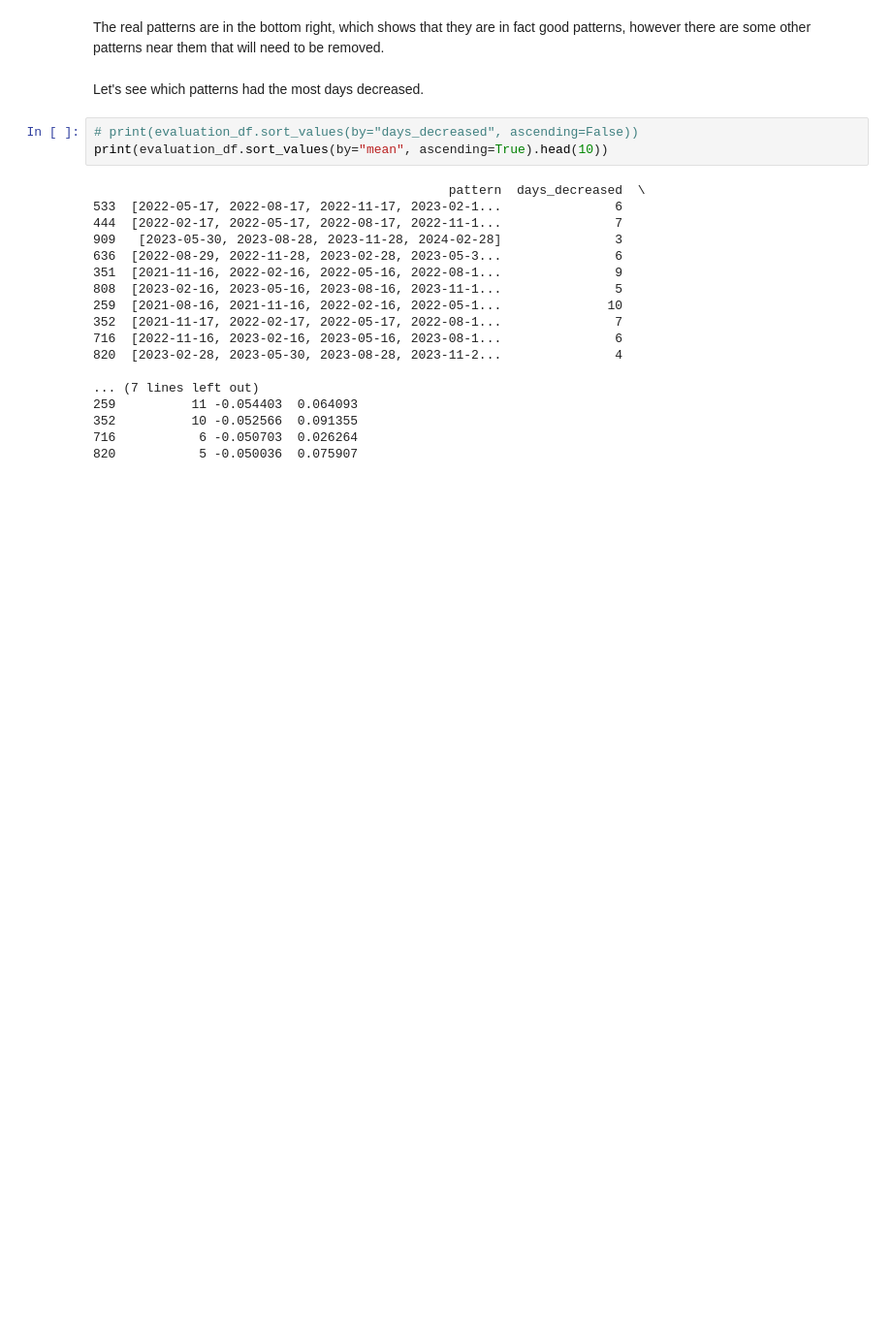
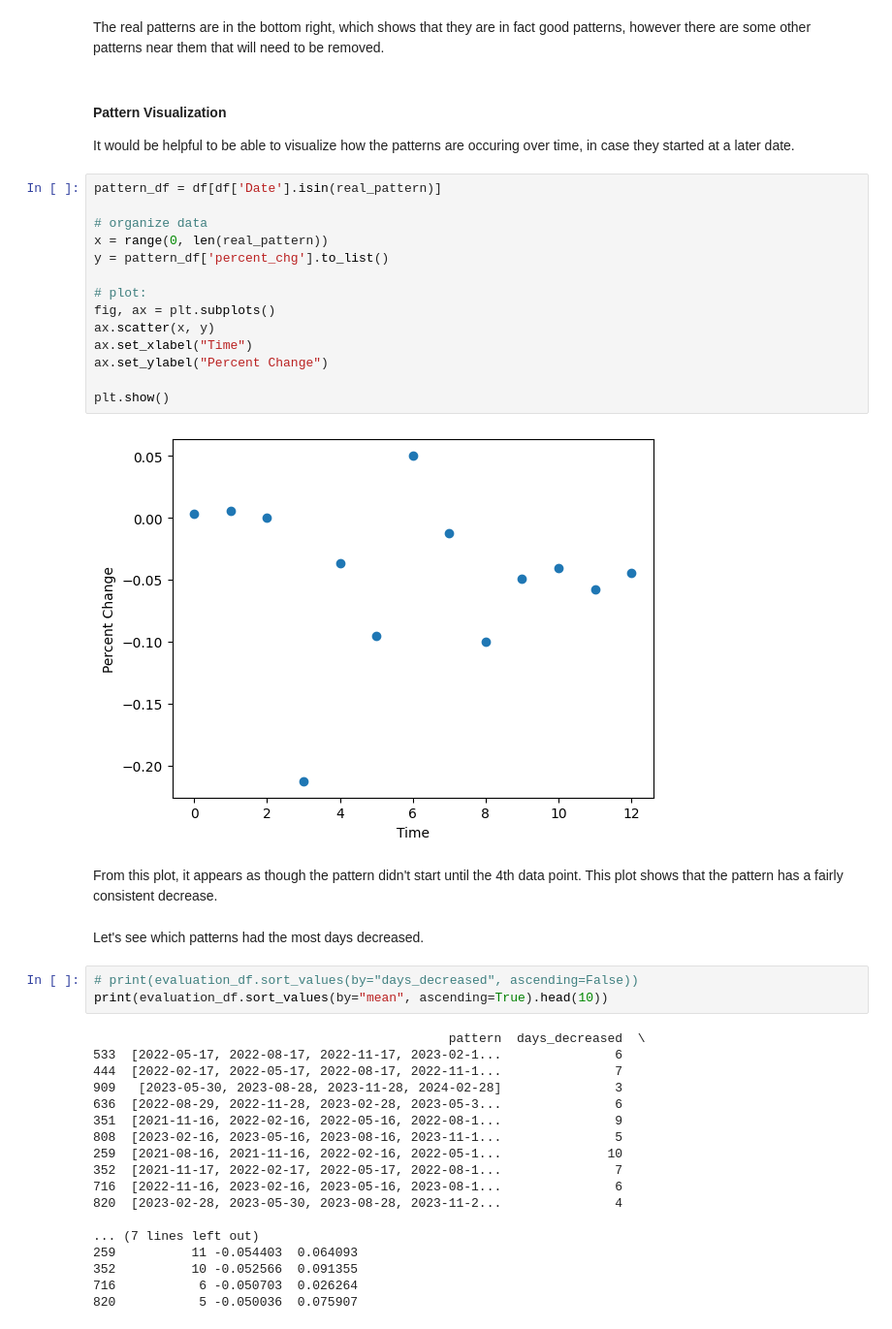
Before and after one commit to GoneSahlin/PutAnalysis, a Jupyter notebook: analysis.ipynb, the cells around one changed output. Shown at 97% size. Saved outputs shown, nothing was run; the diff lists cells and outputs as text; blank space fills up the shorter version.

```diff
--- a/analysis.ipynb
+++ b/analysis.ipynb
@@ -175,5 +162,27 @@ plt.show()
 # %% [markdown]
 The real patterns are in the bottom right, which shows that they are in fact good patterns, however there are some other patterns near them that will need to be removed.
+# %% [markdown]
+#### Pattern Visualization
+
+It would be helpful to be able to visualize how the patterns are occuring over time, in case they started at a later date.
+# %%
+pattern_df = df[df['Date'].isin(real_pattern)]
+
+# organize data
+x = range(0, len(real_pattern))
+y = pattern_df['percent_chg'].to_list()
+
+# plot:
+fig, ax = plt.subplots()
+ax.scatter(x, y)
+ax.set_xlabel("Time")
+ax.set_ylabel("Percent Change")
+
+plt.show()
+# %% [output]
+[figure, added]
+# %% [markdown]
+From this plot, it appears as though the pattern didn't start until the 4th data point. This plot shows that the pattern has a fairly consistent decrease.
 # %% [markdown]
 Let's see which patterns had the most days decreased.
 # %%
```
Also changed, not shown: parts of 4 cells of this notebook, 2 other files.
